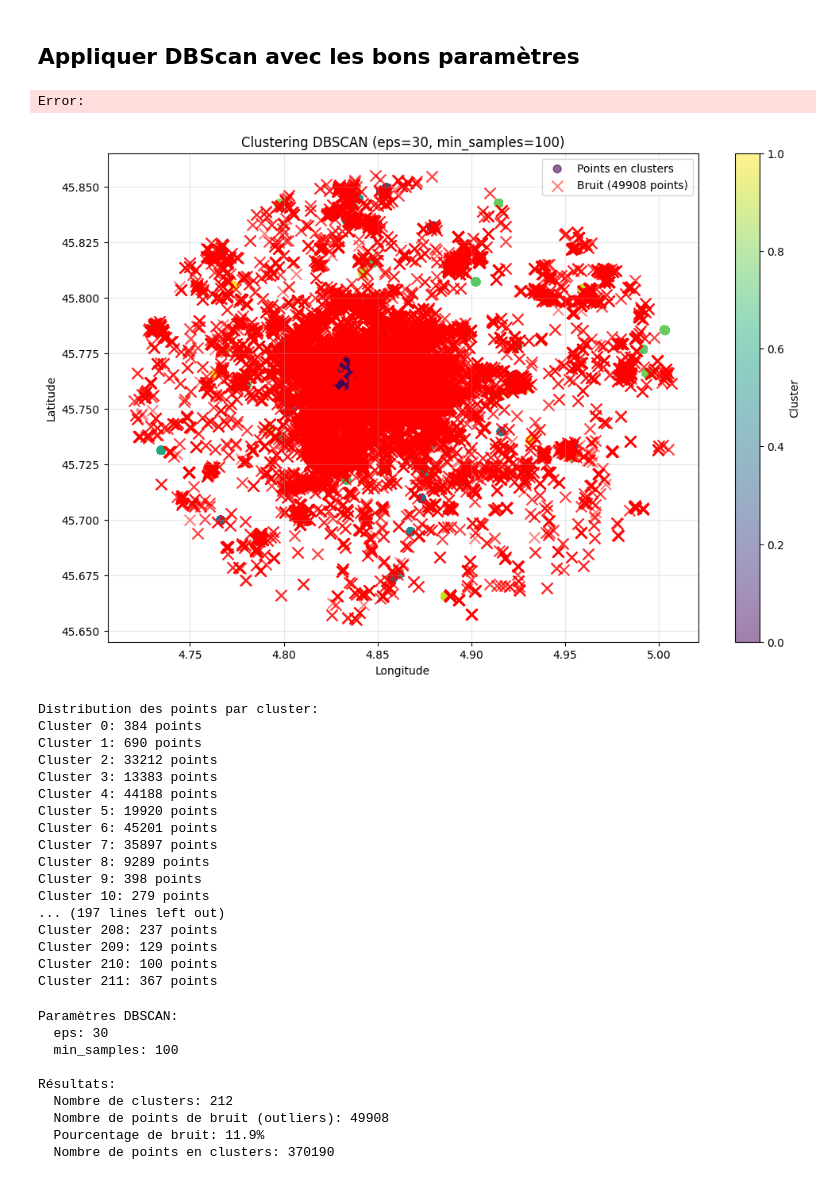
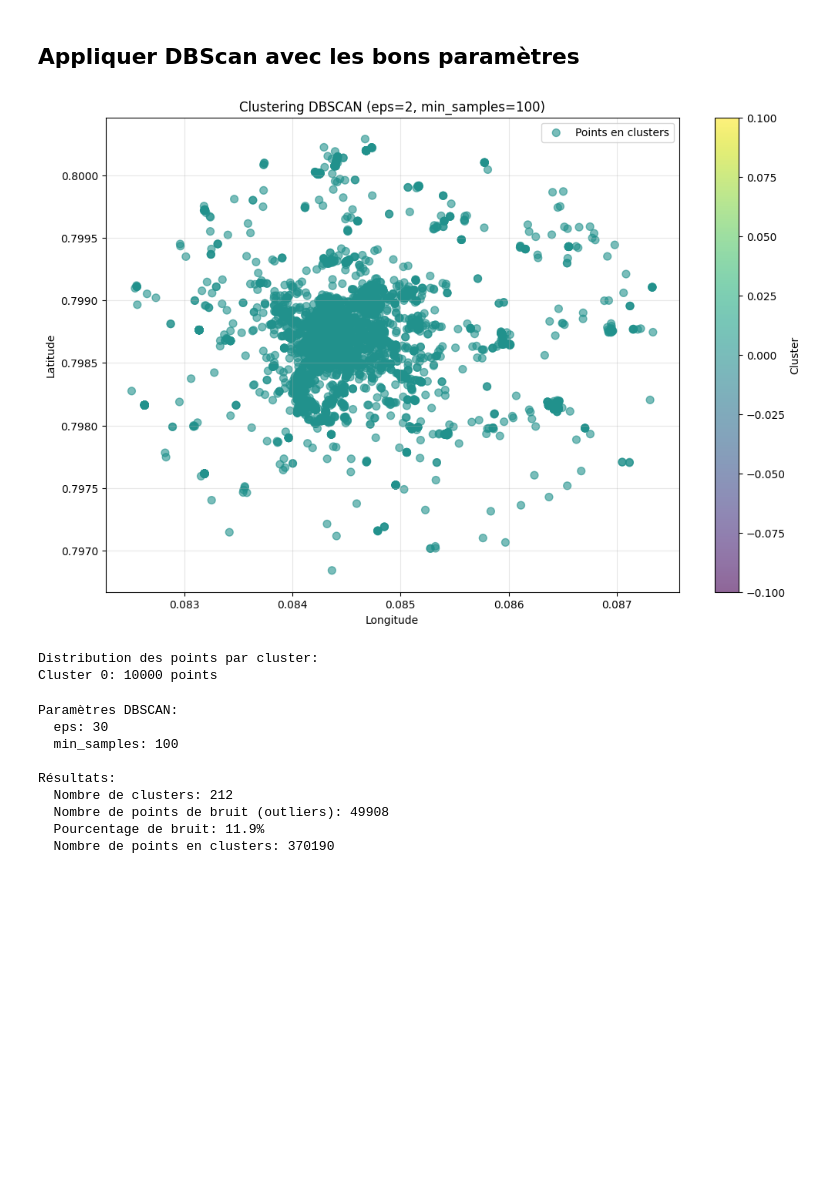
Before and after one commit to dame483/geoloc, a Jupyter notebook: GeolocNotebook.ipynb, the cells around one changed output. Saved outputs shown, nothing was run; the diff lists cells and outputs as text; code cells hidden in the pictures; blank space fills up the shorter version.

```diff
--- a/GeolocNotebook.ipynb
+++ b/GeolocNotebook.ipynb
@@ -80,9 +89,6 @@ map.save("test.html")
 
 Première implémentation d'un algorithme de clustering simple basé sur les coordonnées géographiques.
 # %%
-from sklearn.cluster import KMeans
-import matplotlib.pyplot as plt
-
 # Extraire les coordonnées géographiques
 donnees_geoloc = fix_data[[' lat', ' long']].copy()
 
@@ -90,15 +96,19 @@ print(f"Nombre de points avec coordonnées: {len(donnees_geoloc)}")
 print(f"Latitude - min: {donnees_geoloc[' lat'].min()}, max: {donnees_geoloc[' lat'].max()}")
 print(f"Longitude - min: {donnees_geoloc[' long'].min()}, max: {donnees_geoloc[' long'].max()}")
 
-# Appliquer K-Means avec k=25
-nombre_clusters = 25
+# Convertir en radians pour KMeans (données géographiques)
+donnees_geoloc_rad = np.radians(donnees_geoloc)
+
+# Appliquer K-Means avec k=50
+nombre_clusters = 50
 kmeans = KMeans(n_clusters=nombre_clusters, random_state=42, n_init=10)
-clusters = kmeans.fit_predict(donnees_geoloc)
+clusters = kmeans.fit_predict(donnees_geoloc_rad)
 
 donnees_geoloc_avec_clusters = donnees_geoloc.copy()
 donnees_geoloc_avec_clusters['cluster'] = clusters
 
 print(f"\nClusters créés: {nombre_clusters}")
+
 print("\nDistribution des points par cluster:")
 print(donnees_geoloc_avec_clusters['cluster'].value_counts().sort_index())
 # %% [output]
@@ -128,8 +136,12 @@ from sklearn.cluster import KMeans
+# %%
+# Convertir data2D en radians pour KMeans et DBSCAN
+data2D_rad = np.radians(data2D)
 # %%
-range_k = range(1, 50)
+range_k = range(50, 100, 5)
 inertias = []
 for i in range_k:
     # apply KMeans with i clusters
     kmeans = KMeans(n_clusters=i, random_state=42, n_init=3)
-    kmeans.fit(data2D)
+    kmeans.fit(data2D_rad)
+
     inertias.append(kmeans.inertia_)
@@ -309,13 +291,15 @@ Suggestion: utiliser eps entre 0.000197 et 0.000529
 # %% [markdown]
 ## Appliquer DBScan avec les bons paramètres
 # %%
-best_eps = 30
+sample_size = 10000
+indices = np.random.choice(len(data2D_rad), sample_size, replace=False)
+
+x_sample = data2D_rad.iloc[indices]
+best_eps = 2
 best_min_samples = 100
-# Appliquer DBScan
+# Appliquer DBScan avec données en radians
 best_dbscan = DBSCAN(eps = best_eps, min_samples=best_min_samples, metric='haversine')
-best_labels = best_dbscan.fit_predict(data2D)
+best_labels = best_dbscan.fit_predict(x_sample)
-# %% [output]
-Error:
 # %%
 # Visualiser les clusters DBSCAN
 plt.figure(figsize=(12, 8))
@@ -326,56 +310,41 @@ is_cluster = best_labels != -1
 
 # Tracer les points des clusters
 if is_cluster.sum() > 0:
-    scatter = plt.scatter(donnees_geoloc.loc[is_cluster, ' long'],
-                         donnees_geoloc.loc[is_cluster, ' lat'],
+    scatter = plt.scatter(x_sample.loc[is_cluster, ' long'],
+                         x_sample.loc[is_cluster, ' lat'],
                          c=best_labels[is_cluster],
                          cmap='viridis',
                          alpha=0.6,
                          s=50,
                          label='Points en clusters')
 
 # Tracer les outliers en noir
 if is_noise.sum() > 0:
-    plt.scatter(donnees_geoloc.loc[is_noise, ' long'],
-               donnees_geoloc.loc[is_noise, ' lat'],
+    plt.scatter(x_sample.loc[is_noise, ' long'],
+               x_sample.loc[is_noise, ' lat'],
                c='red',
                marker='x',
                s=100,
                alpha=0.5,
                label=f'Bruit ({is_noise.sum()} points)')
 
 plt.xlabel('Longitude')
 plt.ylabel('Latitude')
 plt.title(f'Clustering DBSCAN (eps={best_eps}, min_samples={best_min_samples})')
 plt.legend()
 plt.grid(True, alpha=0.3)
 if is_cluster.sum() > 0:
     plt.colorbar(label='Cluster')
 plt.show()
 
 print(f"\nDistribution des points par cluster:")
 unique, counts = np.unique(best_labels[is_cluster], return_counts=True)
 for cluster_id, count in zip(unique, counts):
     print(f"Cluster {cluster_id}: {count} points")
 # %% [output]
-[figure, old version]
+[figure, new version]
 Distribution des points par cluster:
-Cluster 0: 384 points
-Cluster 1: 690 points
-Cluster 2: 33212 points
-Cluster 3: 13383 points
-Cluster 4: 44188 points
-Cluster 5: 19920 points
-Cluster 6: 45201 points
-Cluster 7: 35897 points
-Cluster 8: 9289 points
-Cluster 9: 398 points
-Cluster 10: 279 points
-... (197 lines left out)
-Cluster 208: 237 points
-Cluster 209: 129 points
-Cluster 210: 100 points
-Cluster 211: 367 points
+Cluster 0: 10000 points
 # %%
 # Analyser les résultats
 n_clusters = len(set(best_labels)) - (1 if -1 in best_labels else 0)
```
Also changed, not shown: parts of 28 cells of this notebook, 2 other files.
